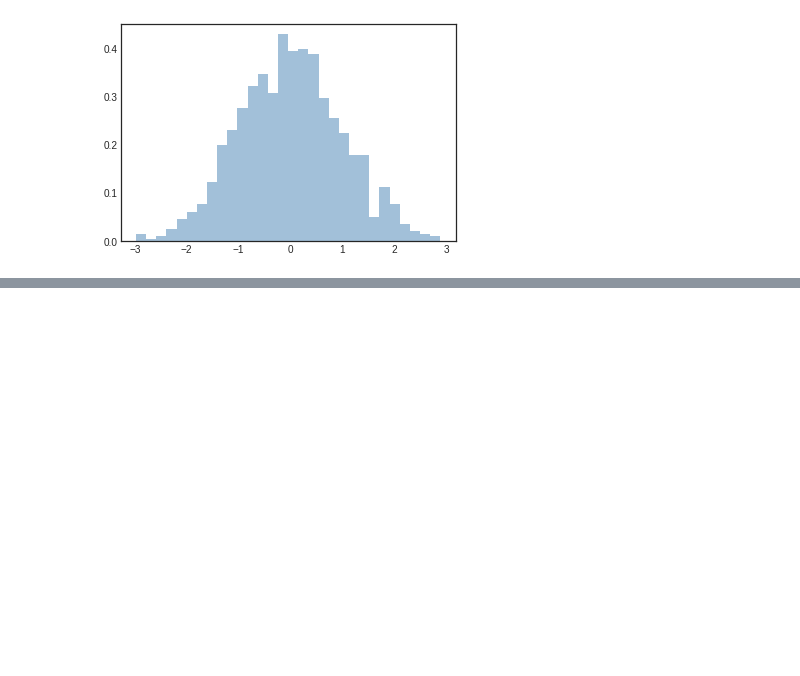
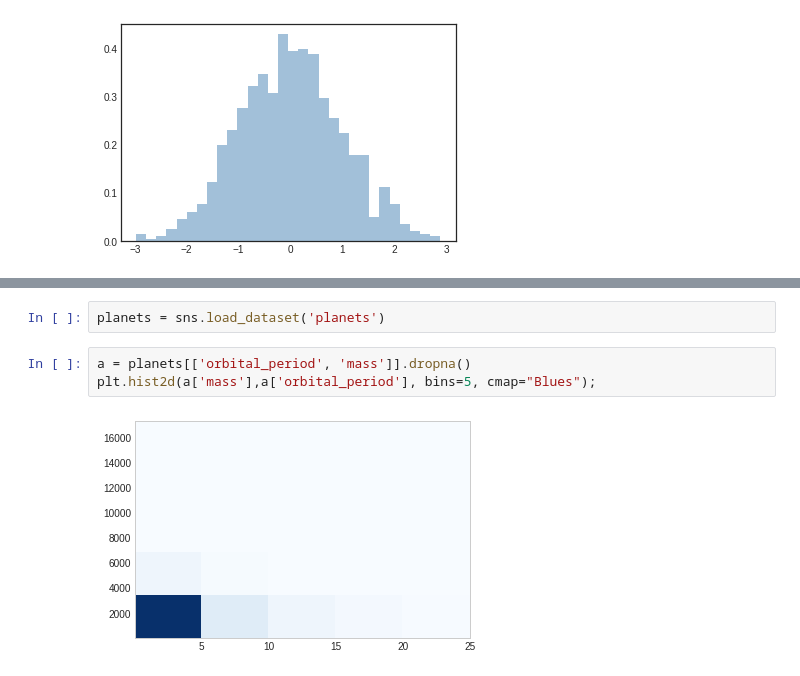
Before and after one commit to RoberHerraiz/eoi, a Jupyter notebook: 09-data-science/04-Matplotlib.ipynb, the cells around one changed output, grey strips where cells are left out. Drawn from its saved outputs; the diff is of its cells as text; blank space fills up the shorter version.

```diff
--- a/09-data-science/04-Matplotlib.ipynb
+++ b/09-data-science/04-Matplotlib.ipynb
@@ -394,0 +442,7 @@ plt.hist(blue, **kwargs);
+# %%
+planets = sns.load_dataset('planets')
+# %%
+a = planets[['orbital_period', 'mass']].dropna()
+plt.hist2d(a['mass'],a['orbital_period'], bins=5, cmap="Blues");
+# %% [output]
+[figure, added]
```
Also changed, not shown: parts of 16 cells of this notebook, 2 other files.
